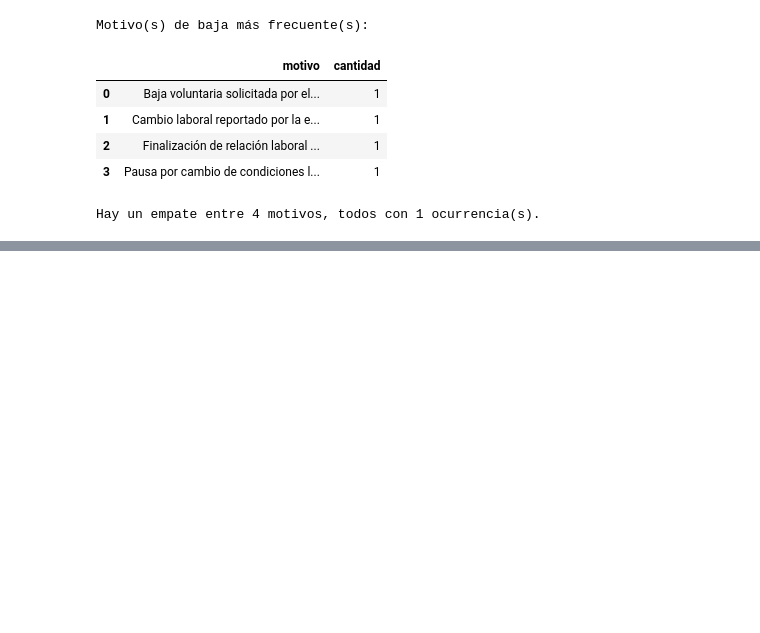
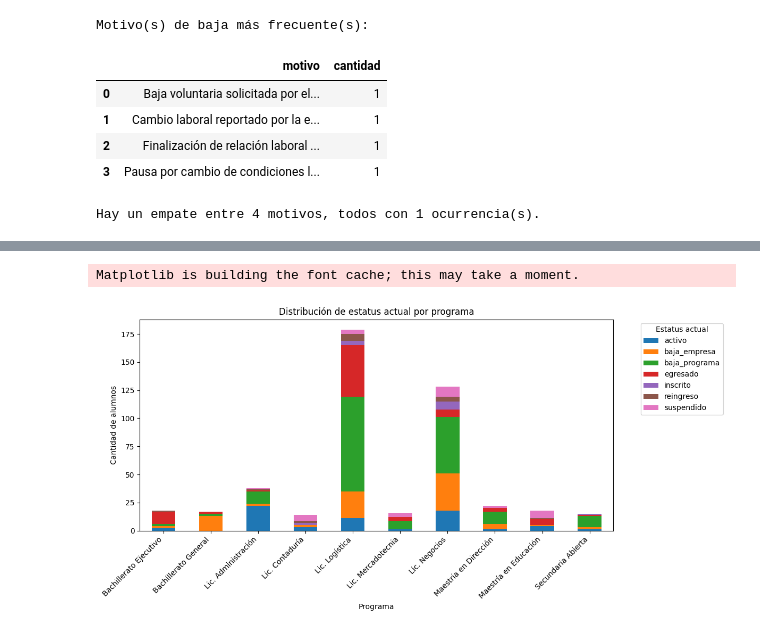
Before and after one commit to FerrariAgustinNicolas/prueba-fullstack-inscripciones, a Jupyter notebook: python/analisis_inscripciones.ipynb, the cells around one changed output, grey strips where cells are left out. Drawn from its saved outputs; the diff is of its cells as text; code cells hidden in the pictures; blank space fills up the shorter version.

Commit message:
python: add active rate visualization

```diff
--- a/python/analisis_inscripciones.ipynb
+++ b/python/analisis_inscripciones.ipynb
@@ -475,0 +482,20 @@ Hay un empate entre 4 motivos, todos con 1 ocurrencia(s).
+# %%
+import matplotlib.pyplot as plt
+
+ax = pivot_estatus_programa.plot(
+    kind="bar",
+    stacked=True,
+    figsize=(12, 6)
+)
+
+ax.set_title("Distribución de estatus actual por programa")
+ax.set_xlabel("Programa")
+ax.set_ylabel("Cantidad de alumnos")
+
+plt.xticks(rotation=45, ha="right")
+plt.legend(title="Estatus actual", bbox_to_anchor=(1.05, 1), loc="upper left")
+plt.tight_layout()
+plt.show()
+# %% [output]
+Matplotlib is building the font cache; this may take a moment.
+[figure, added]
```
Also changed, not shown: parts of 6 cells of this notebook.
